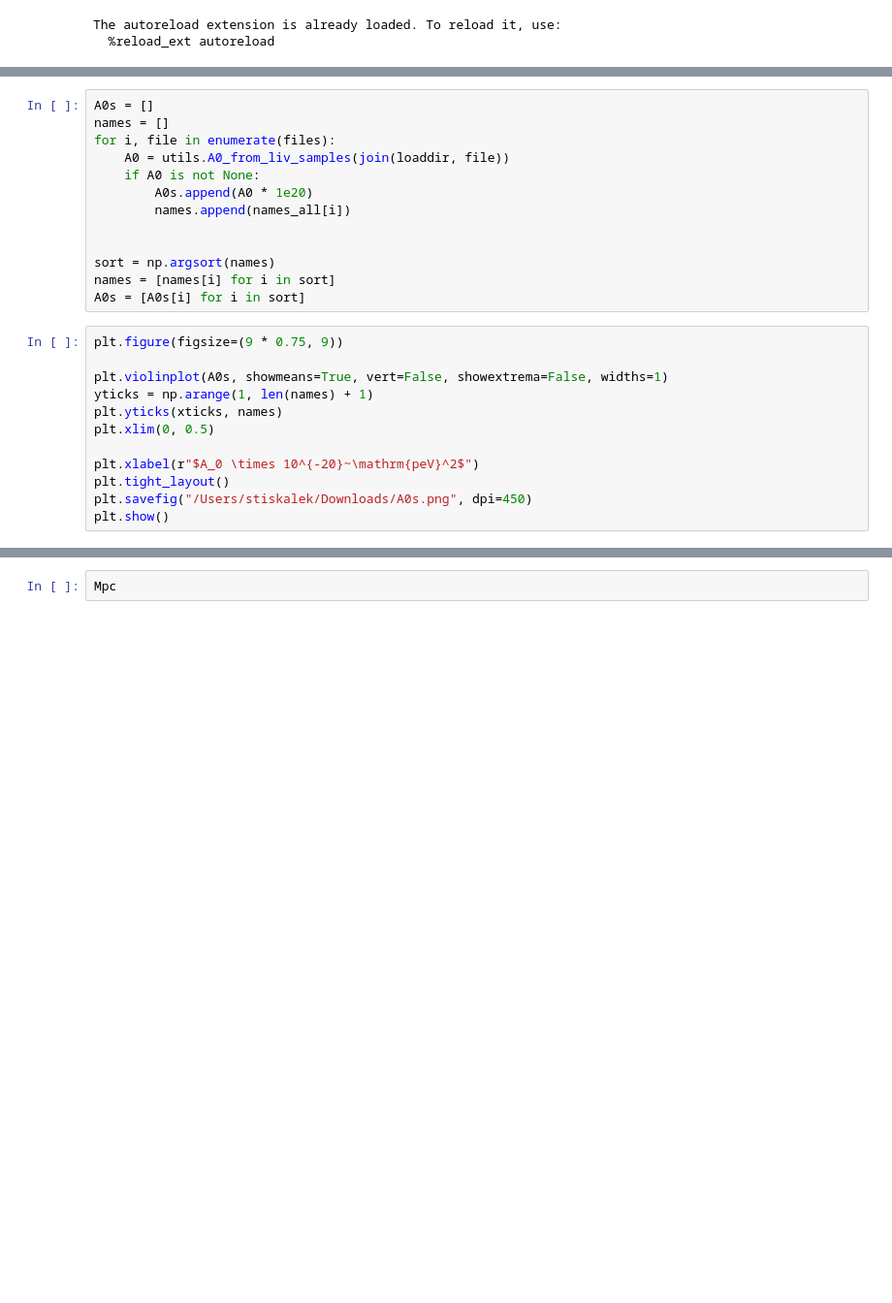
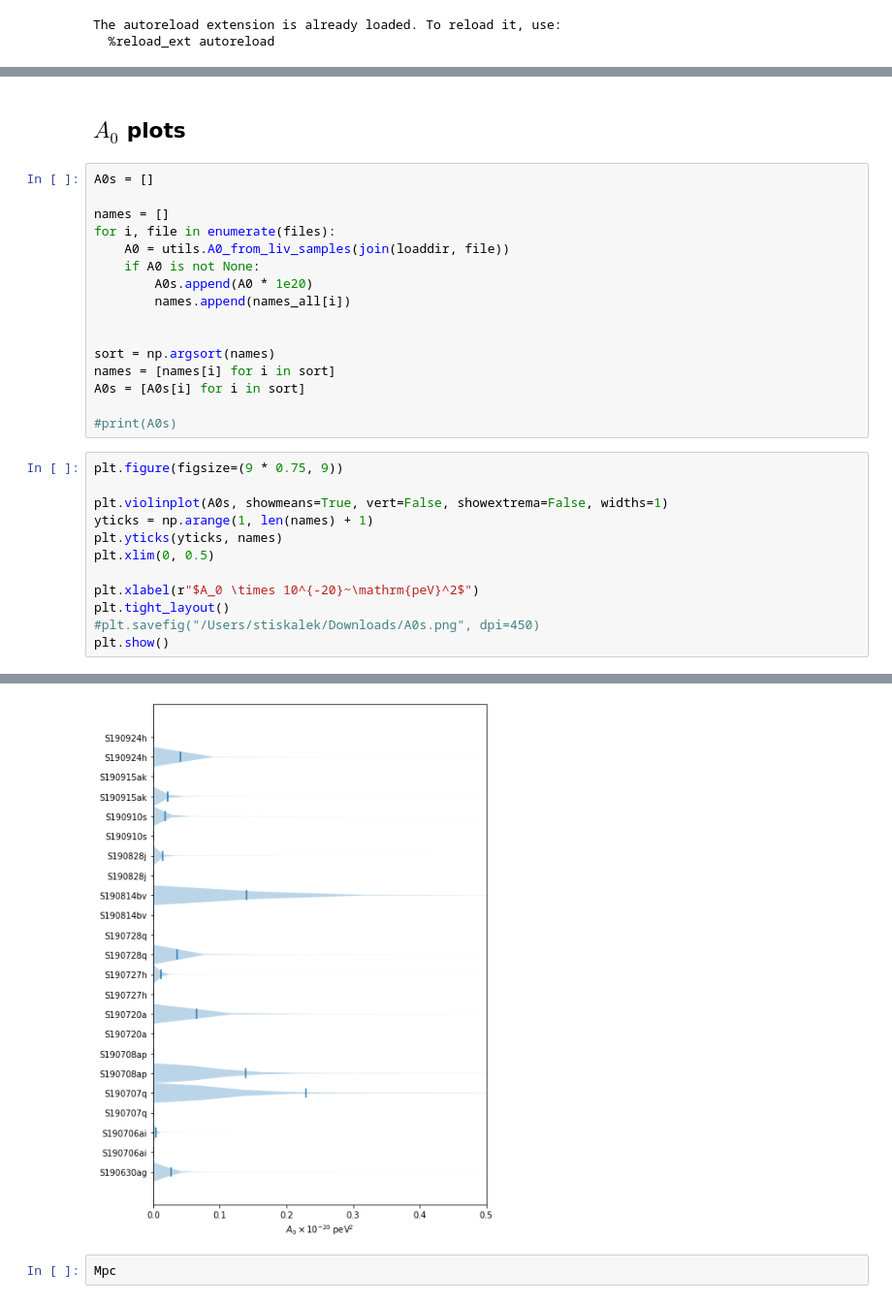
Before and after one commit to Richard-Sti/GSHE_public, a Jupyter notebook: scripts/plot_liv.ipynb, the cells around one changed output, grey strips where cells are left out. Shown: that part at 97% size. Saved outputs shown, nothing was run; the diff lists cells and outputs as text; blank space fills up the shorter version.

```diff
--- a/scripts/plot_liv.ipynb
+++ b/scripts/plot_liv.ipynb
@@ -25,5 +101,8 @@ files, names_all = utils.get_liv_fnames(loaddir)
+# %% [markdown]
+## $A_0$ plots
 # %%
 A0s = []
+
 names = []
 for i, file in enumerate(files):
     A0 = utils.A0_from_liv_samples(join(loaddir, file))
@@ -35,16 +114,18 @@ for i, file in enumerate(files):
 sort = np.argsort(names)
 names = [names[i] for i in sort]
 A0s = [A0s[i] for i in sort]
+
+#print(A0s)
 # %%
 plt.figure(figsize=(9 * 0.75, 9))
 
 plt.violinplot(A0s, showmeans=True, vert=False, showextrema=False, widths=1)
 yticks = np.arange(1, len(names) + 1)
-plt.yticks(xticks, names)
+plt.yticks(yticks, names)
 plt.xlim(0, 0.5)
 
 plt.xlabel(r"$A_0 \times 10^{-20}~\mathrm{peV}^2$")
 plt.tight_layout()
-plt.savefig("/Users/stiskalek/Downloads/A0s.png", dpi=450)
+#plt.savefig("/Users/stiskalek/Downloads/A0s.png", dpi=450)
 plt.show()
 # %% [output]
@@ -53,3 +132,4 @@ plt.show()
+[figure, added]
 # %%
 Mpc
 # %%
```
Also changed, not shown: parts of 8 cells of this notebook, 1 other file.
